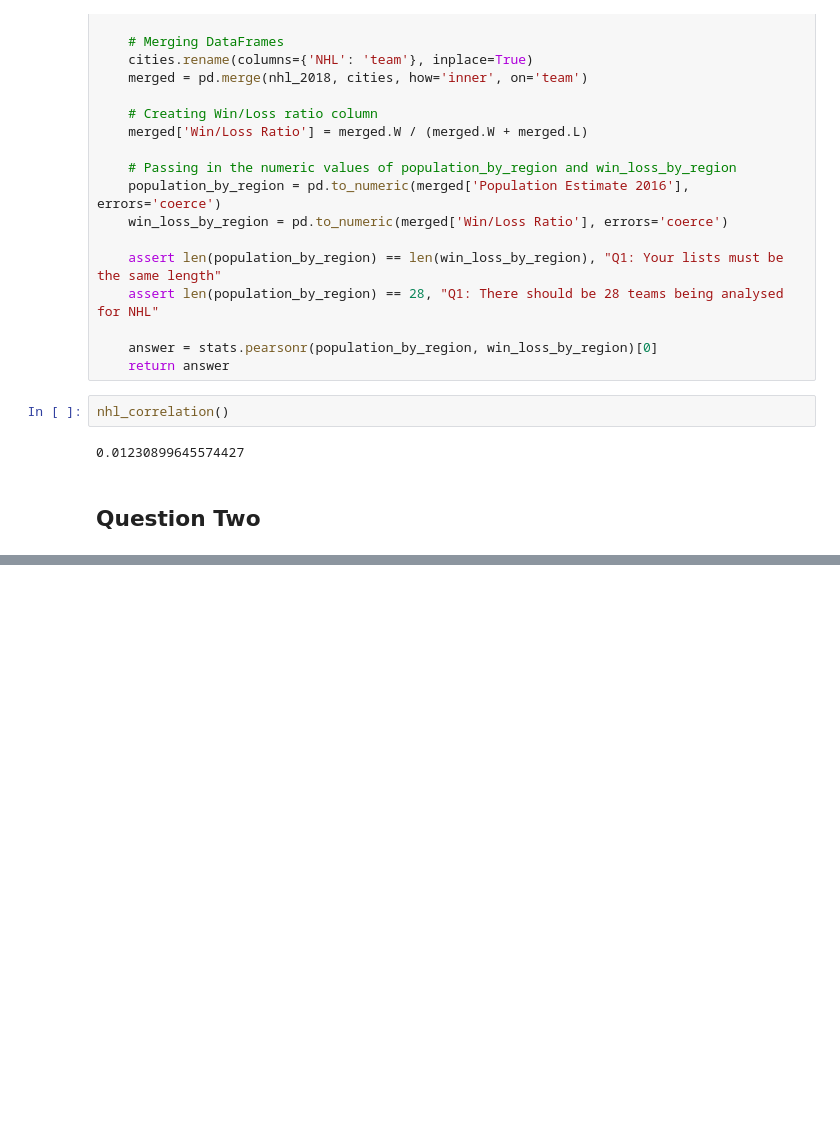
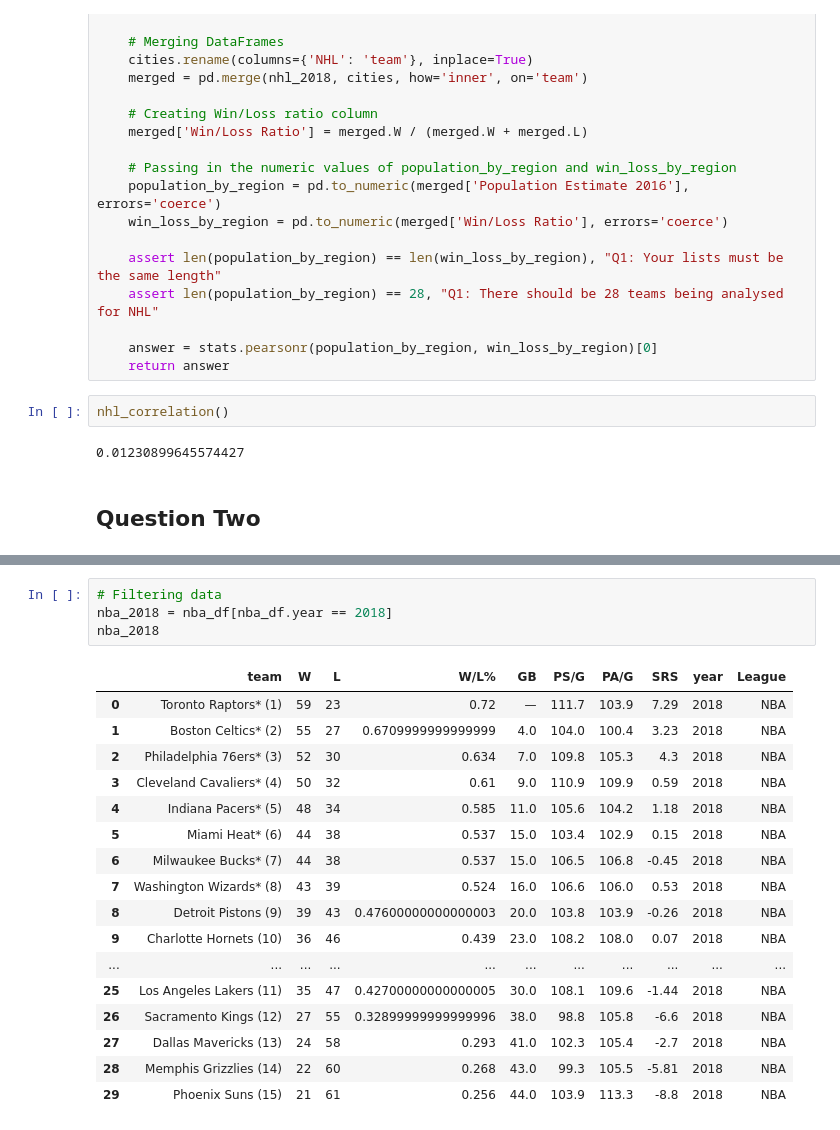
Before and after one commit to brunofbpaula/DataScience-UM-Coursera, a Jupyter notebook: Assignments/Scratches/Assignment4MU.ipynb, the cells around one changed output, grey strips where cells are left out. Saved outputs shown, nothing was run; the diff lists cells and outputs as text; blank space fills up the shorter version.

```diff
--- a/Assignments/Scratches/Assignment4MU.ipynb
+++ b/Assignments/Scratches/Assignment4MU.ipynb
@@ -428,0 +448,22 @@ def nba_correlation():
+# %%
+# Filtering data
+nba_2018 = nba_df[nba_df.year == 2018]
+nba_2018
+# %% [output]
+|  | team | W | L | W/L% | GB | PS/G | PA/G | SRS | year | League |
+| 0 | Toronto Raptors* (1) | 59 | 23 | 0.72 | — | 111.7 | 103.9 | 7.29 | 2018 | NBA |
+| 1 | Boston Celtics* (2) | 55 | 27 | 0.6709999999999999 | 4.0 | 104.0 | 100.4 | 3.23 | 2018 | NBA |
+| 2 | Philadelphia 76ers* (3) | 52 | 30 | 0.634 | 7.0 | 109.8 | 105.3 | 4.3 | 2018 | NBA |
+| 3 | Cleveland Cavaliers* (4) | 50 | 32 | 0.61 | 9.0 | 110.9 | 109.9 | 0.59 | 2018 | NBA |
+| 4 | Indiana Pacers* (5) | 48 | 34 | 0.585 | 11.0 | 105.6 | 104.2 | 1.18 | 2018 | NBA |
+| 5 | Miami Heat* (6) | 44 | 38 | 0.537 | 15.0 | 103.4 | 102.9 | 0.15 | 2018 | NBA |
+| 6 | Milwaukee Bucks* (7) | 44 | 38 | 0.537 | 15.0 | 106.5 | 106.8 | -0.45 | 2018 | NBA |
+| 7 | Washington Wizards* (8) | 43 | 39 | 0.524 | 16.0 | 106.6 | 106.0 | 0.53 | 2018 | NBA |
+| 8 | Detroit Pistons (9) | 39 | 43 | 0.47600000000000003 | 20.0 | 103.8 | 103.9 | -0.26 | 2018 | NBA |
+| 9 | Charlotte Hornets (10) | 36 | 46 | 0.439 | 23.0 | 108.2 | 108.0 | 0.07 | 2018 | NBA |
+| ... | ... | ... | ... | ... | ... | ... | ... | ... | ... | ... |
+| 25 | Los Angeles Lakers (11) | 35 | 47 | 0.42700000000000005 | 30.0 | 108.1 | 109.6 | -1.44 | 2018 | NBA |
+| 26 | Sacramento Kings (12) | 27 | 55 | 0.32899999999999996 | 38.0 | 98.8 | 105.8 | -6.6 | 2018 | NBA |
+| 27 | Dallas Mavericks (13) | 24 | 58 | 0.293 | 41.0 | 102.3 | 105.4 | -2.7 | 2018 | NBA |
+| 28 | Memphis Grizzlies (14) | 22 | 60 | 0.268 | 43.0 | 99.3 | 105.5 | -5.81 | 2018 | NBA |
+| 29 | Phoenix Suns (15) | 21 | 61 | 0.256 | 44.0 | 103.9 | 113.3 | -8.8 | 2018 | NBA |
```
Also changed, not shown: parts of 14 cells of this notebook.
